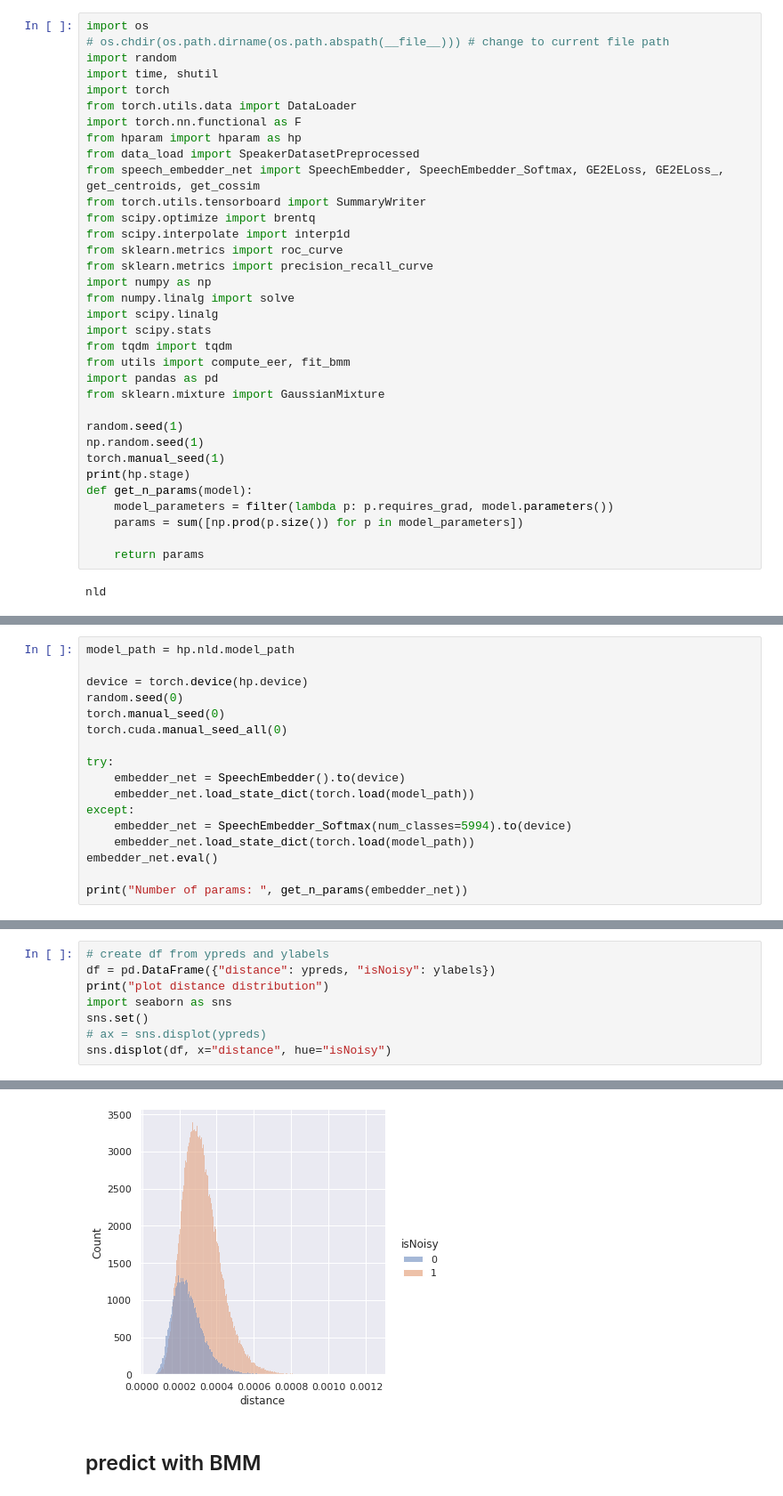
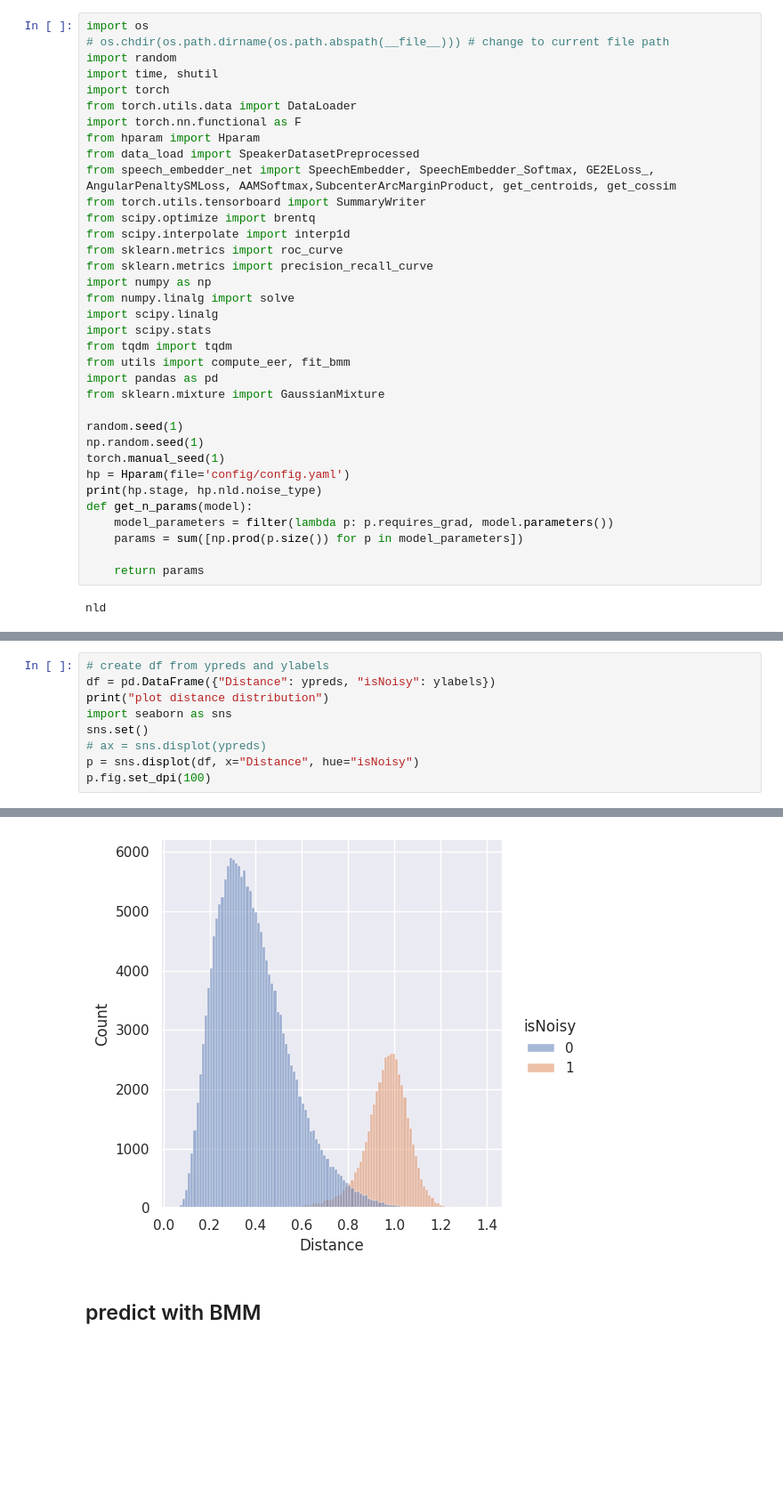
Before and after one commit to a43992899/NoisySpeakerDetection, a Jupyter notebook: core/noisy_label_detection.ipynb, the cells around one changed output, grey strips where cells are left out. Shown: that part at 89% size. Cells and saved outputs as stored; diff of their text form; blank space fills up the shorter version.

Commit message:
auto test & eval

```diff
--- a/core/noisy_label_detection.ipynb
+++ b/core/noisy_label_detection.ipynb
@@ -6,9 +6,9 @@ import time, shutil
 import torch
 from torch.utils.data import DataLoader
 import torch.nn.functional as F
-from hparam import hparam as hp
+from hparam import Hparam
 from data_load import SpeakerDatasetPreprocessed
-from speech_embedder_net import SpeechEmbedder, SpeechEmbedder_Softmax, GE2ELoss, GE2ELoss_, get_centroids, get_cossim
+from speech_embedder_net import SpeechEmbedder, SpeechEmbedder_Softmax, GE2ELoss_, AngularPenaltySMLoss, AAMSoftmax,SubcenterArcMarginProduct, get_centroids, get_cossim
 from torch.utils.tensorboard import SummaryWriter
 from scipy.optimize import brentq
 from scipy.interpolate import interp1d
@@ -26,7 +26,8 @@ from sklearn.mixture import GaussianMixture
 random.seed(1)
 np.random.seed(1)
 torch.manual_seed(1)
-print(hp.stage)
+hp = Hparam(file='config/config.yaml')
+print(hp.stage, hp.nld.noise_type)
 def get_n_params(model):
     model_parameters = filter(lambda p: p.requires_grad, model.parameters())
     params = sum([np.prod(p.size()) for p in model_parameters])
@@ -39,19 +99,2 @@ nld
 ## $\mathbf{c}_{s}=\frac{1}{\sum_{u} 1} \sum_{u} \mathbf{f}_{s, u}$
 ## $\mathbf{d(f_{s, u}, c_s)} = 1 - \dfrac{\mathbf{f}_{s, u} \cdot \mathbf{c}_s}{\Vert \mathbf{f}_{s, u} \Vert _2 \cdot \Vert \mathbf{c}_s \Vert _2}$
-# %%
-model_path = hp.nld.model_path
-
-device = torch.device(hp.device)
-random.seed(0)
-torch.manual_seed(0)
-torch.cuda.manual_seed_all(0)
-
-try:
-    embedder_net = SpeechEmbedder().to(device)
-    embedder_net.load_state_dict(torch.load(model_path))
-except:
-    embedder_net = SpeechEmbedder_Softmax(num_classes=5994).to(device)
-    embedder_net.load_state_dict(torch.load(model_path))
-embedder_net.eval()
-
-print("Number of params: ", get_n_params(embedder_net))
@@ -111,10 +143,11 @@ top noise level precision:  0.8332673510240268
 # %%
 # create df from ypreds and ylabels
-df = pd.DataFrame({"distance": ypreds, "isNoisy": ylabels})
+df = pd.DataFrame({"Distance": ypreds, "isNoisy": ylabels})
 print("plot distance distribution")
 import seaborn as sns
 sns.set()
 # ax = sns.displot(ypreds)
-sns.displot(df, x="distance", hue="isNoisy")
+p = sns.displot(df, x="Distance", hue="isNoisy")
+p.fig.set_dpi(100)
 # %% [output]
 plot distance distribution
@@ -122,4 +154,4 @@ plot distance distribution
-[figure, old version]
+[figure, new version]
 # %% [markdown]
 ## predict with BMM
 # %%
```
Also changed, not shown: parts of 18 cells of this notebook, 6 other files.
